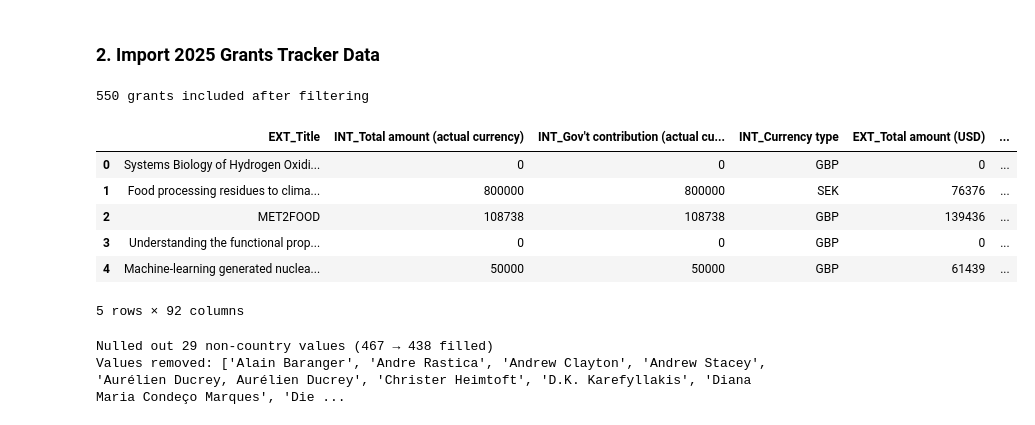
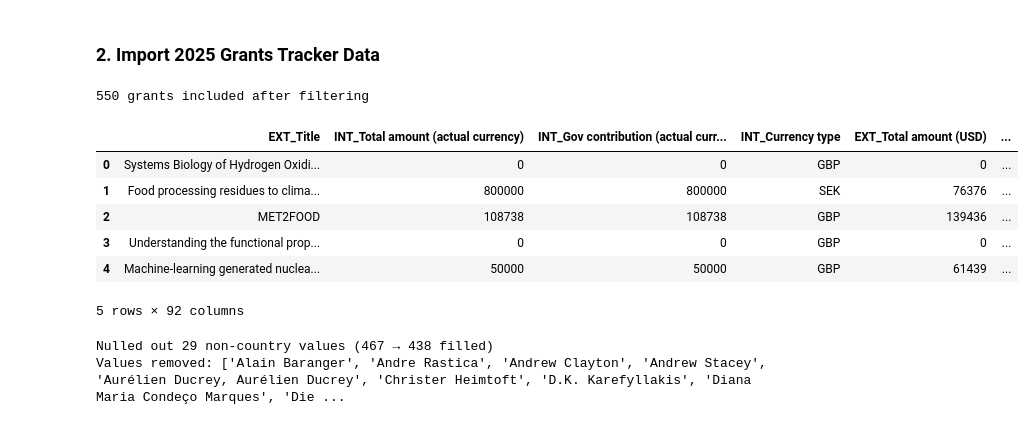
Before and after one commit to violah-fellow/SHEEP, a Jupyter notebook: Funding/grant_deduplication.ipynb, the cells around one changed output. Drawn from its saved outputs; the diff is of its cells as text; code cells hidden in the pictures.

```diff
--- a/Funding/grant_deduplication.ipynb
+++ b/Funding/grant_deduplication.ipynb
@@ -221,27 +221,33 @@ last_year_data.head()
 # %%
 grants_tracker_data = pd.read_excel(raw_data_dir / "GrantsTracker_2026-06-30.xlsx")
 
 grants_tracker_data['EXT_Date added'] = pd.to_datetime(grants_tracker_data['EXT_Date added'], errors='coerce')
 
 europe_filter = (
     (grants_tracker_data['EXT_Funder region'] == 'Europe') |
     (grants_tracker_data['EXT_PI organization region'] == 'Europe')
 )
 date_filter = (
     (grants_tracker_data['EXT_Date added'] >= '2025-01-01') &
     (grants_tracker_data['EXT_Date added'] <= '2025-12-31')
 )
 
 grants_tracker_data = grants_tracker_data[europe_filter & date_filter].reset_index(drop=True)
 
 print(f"{len(grants_tracker_data)} grants included after filtering")
 
 # Output = 550 grants included. Stella's methodology said 548 grants so that's close enough.
 
+# Rename Gov't → Gov throughout the pipeline to avoid apostrophe quoting issues
+grants_tracker_data = grants_tracker_data.rename(columns={
+    "INT_Gov't contribution (actual currency)": 'INT_Gov contribution (actual currency)',
+    "EXT_Gov't contribution (USD)":             'EXT_Gov contribution (USD)',
+})
+
 grants_tracker_data.head()
 # %% [output]
 550 grants included after filtering
-|  | EXT_Title | INT_Total amount (actual currency) | INT_Gov't contribution (actual cu... | INT_Currency type | EXT_Total amount (USD) | ... |
+|  | EXT_Title | INT_Total amount (actual currency) | INT_Gov contribution (actual curr... | INT_Currency type | EXT_Total amount (USD) | ... |
 | 0 | Systems Biology of Hydrogen Oxidi... | 0 | 0 | GBP | 0 | ... |
 | 1 | Food processing residues to clima... | 800000 | 800000 | SEK | 76376 | ... |
 | 2 | MET2FOOD | 108738 | 108738 | GBP | 139436 | ... |
```
Also changed, not shown: parts of 24 cells of this notebook, 6 other files.
